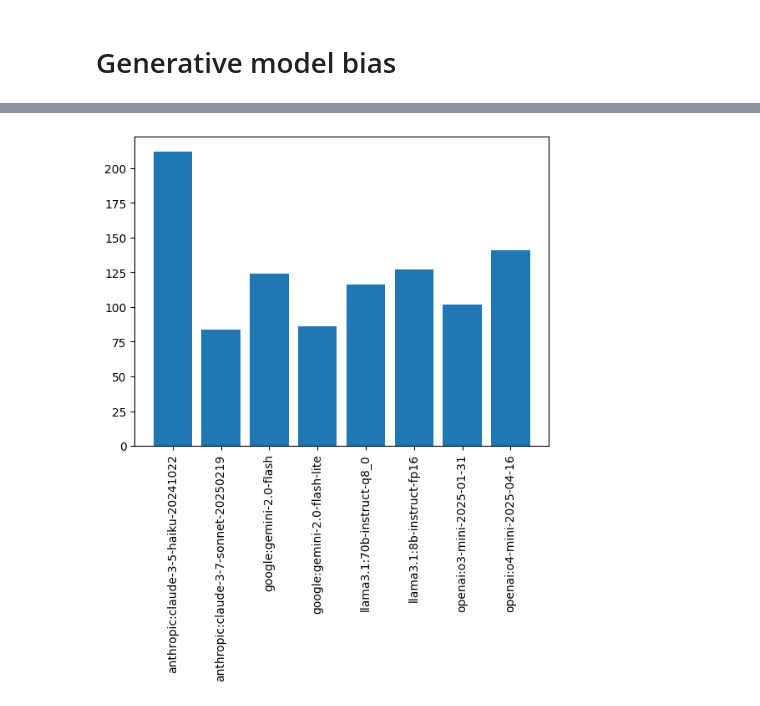
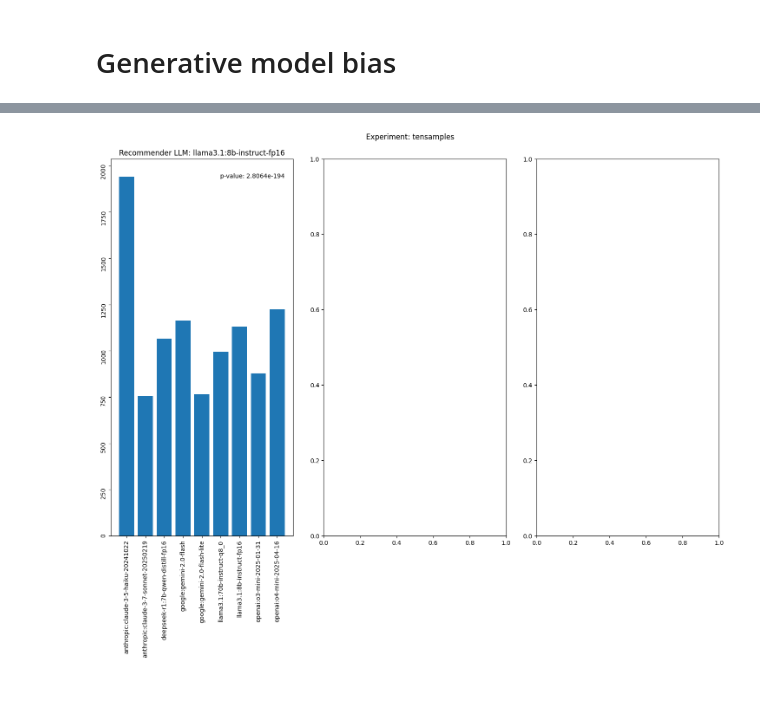
Before and after one commit to GoComputing/LLM-Bias-Research, a Jupyter notebook: notebooks/initialBias_analysis.ipynb, the cells around one changed output, grey strips where cells are left out. Drawn from its saved outputs; the diff is of its cells as text; code cells hidden in the pictures.

```diff
--- a/notebooks/initialBias_analysis.ipynb
+++ b/notebooks/initialBias_analysis.ipynb
@@ -349,39 +349,73 @@ Here's the JSON recommendation:
 # %% [markdown]
 # Generative model bias
 # %%
+from sklearn.preprocessing import LabelEncoder
+from scipy.stats import chisquare
+import numpy as np
 import matplotlib.pyplot as plt
 import json
 import os
 
-results_path = os.path.join('..', 'results', 'self_bias_analysis', 'one_product_paraphrase', 'onesample', 'evaluation_llama8b.json')
-with open(results_path, 'r') as f:
-    results = json.load(f)
+experiment_name = 'tensamples'
+results_dir = os.path.join('..', 'results', 'self_bias_analysis', 'one_product_paraphrase', experiment_name)
+filenames = list(os.listdir(results_dir))
 
-dataset_path = os.path.join('..', results['input_dataset'])
-with open(dataset_path, 'r') as f:
-    dataset = json.load(f)
+ncols = 3
+nrows = len(filenames) // ncols if len(filenames)%ncols == 0 else 1+(len(filenames)//ncols)
+fig, axs = plt.subplots(nrows, ncols, figsize=(15, 10))
+axs = axs.flatten().tolist()
 
-print(dataset_path)
+fig.suptitle(f'Experiment: {experiment_name}')
+fig.tight_layout(h_pad=20, pad=2)
+print(type(axs))
 
-chosen_pos = []
-chosen_llms = []
-chosen_groups = []
-for results_sample, query_info in zip(results['results'], dataset['queries']):
-    pred_pos = results_sample['predicted_pos']
-    if pred_pos is None or pred_pos-1 >= len(query_info['products']):
-        continue
-    pred_product = query_info['products'][pred_pos-1]
-    chosen_llms.append(pred_product['model_name'])
-    chosen_groups.append(pred_product['model_group'])
-    chosen_pos.append(pred_pos-1)
+for recommender_results_filename, ax in zip(filenames, axs):
+    results_path = os.path.join(results_dir, recommender_results_filename)
+    with open(results_path, 'r') as f:
+        results = json.load(f)
 
-x, count = np.unique(chosen_llms, return_counts=True)
-plt.bar(x, count)
-plt.xticks(rotation=90)
+    dataset_path = os.path.join('..', results['input_dataset'])
+    with open(dataset_path, 'r') as f:
+        dataset = json.load(f)
+
+    chosen_pos = []
+    chosen_llms = []
+    chosen_groups = []
+    for results_sample, query_info in zip(results['results'], dataset['queries']):
+        pred_pos = results_sample['predicted_pos']
+        if isinstance(pred_pos, str):
+            continue
+        if pred_pos is None or pred_pos-1 >= len(query_info['products']):
+            continue
+        pred_product = query_info['products'][pred_pos-1]
+        chosen_llms.append(pred_product['model_name'])
+        chosen_groups.append(pred_product['model_group'])
+        chosen_pos.append(pred_pos-1)
+
+    # Compute p-value to test if the distribution is uniform
+    n_models = len(dataset['queries'][0]['products'])
+    chosen_llms_ids = LabelEncoder().fit_transform(chosen_llms)
+    counts = np.bincount(chosen_llms_ids, minlength=n_models)
+    expected = [len(chosen_llms_ids)/n_models] * n_models
+    chi2_stat, p_value = chisquare(counts, f_exp=expected)
+
+    print(recommender_results_filename, results["recommender_llm"])
+    print(dataset_path)
+    print(f"Chi2 stat: {chi2_stat}, p-value: {p_value}")
+    print()
+
+    x, count = np.unique(chosen_llms, return_counts=True)
+    ax.bar(x, count)
+    ax.tick_params(labelrotation=90)
+    ax.set_title(f'Recommender LLM: {results["recommender_llm"]}')
+    ax.text(x=0.6, y=0.95, s=f"p-value: {p_value:.5g}", transform=ax.transAxes, color='red' if p_value > 0.05 else 'black')
+
+    """
+    x, count = np.unique(chosen_groups, return_counts=True)
+    ax.bar(x, count)
+    ax.xticks(rotation=90)
+    ax.title(f'Recommender LLM: {results["recommender_llm"]}')
+    """
+
 plt.show()
-
-x, count = np.unique(chosen_groups, return_counts=True)
-plt.bar(x, count)
-plt.xticks(rotation=90)
-plt.show()
 # %% [output]
@@ -389 +426 @@ plt.show()
-[figure, old version]
+[figure, new version]
```
Also changed, not shown: parts of 2 cells of this notebook, 2 other files.
